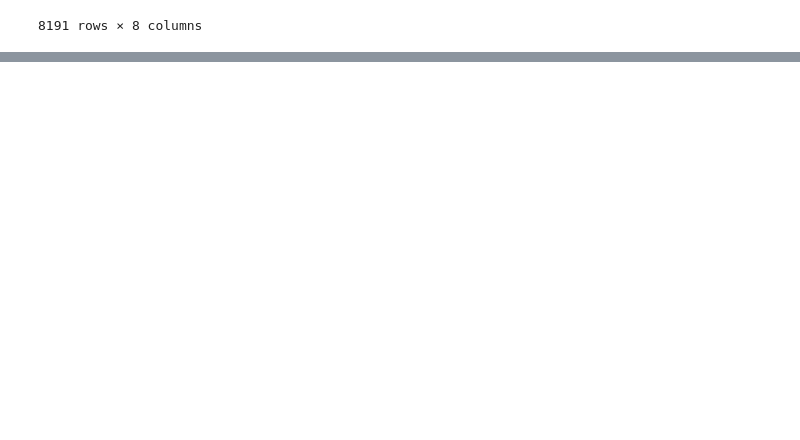
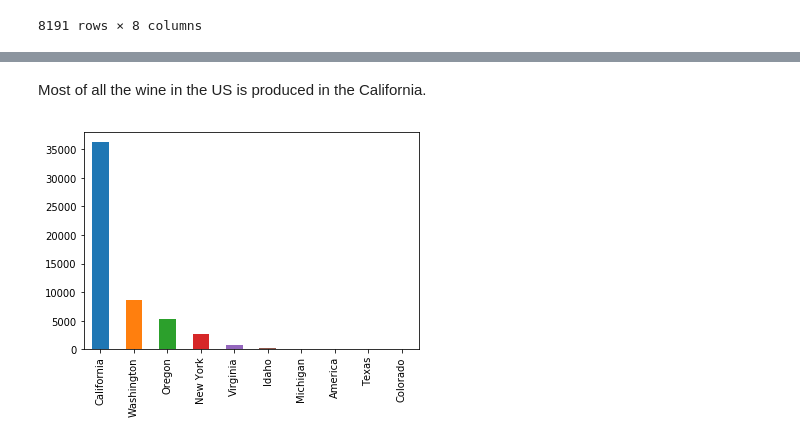
Before and after one commit to evanrosa/wine-ML-capstone-2018, a Jupyter notebook: 02-EDA.ipynb, the cells around one changed output, grey strips where cells are left out. Cells and saved outputs as stored; diff of their text form; code cells hidden in the pictures; blank space fills up the shorter version.

```diff
--- a/02-EDA.ipynb
+++ b/02-EDA.ipynb
@@ -485,0 +497,6 @@ wine.groupby(['country','region_1','variety'])['price'].describe()
+# %% [markdown]
+Most of all the wine in the US is produced in the California.
+# %%
+wine[wine['country'] == 'US']['province'].value_counts().head(10).plot(kind='bar');
+# %% [output]
+[figure, added]
```
Also changed, not shown: parts of 20 cells of this notebook.
